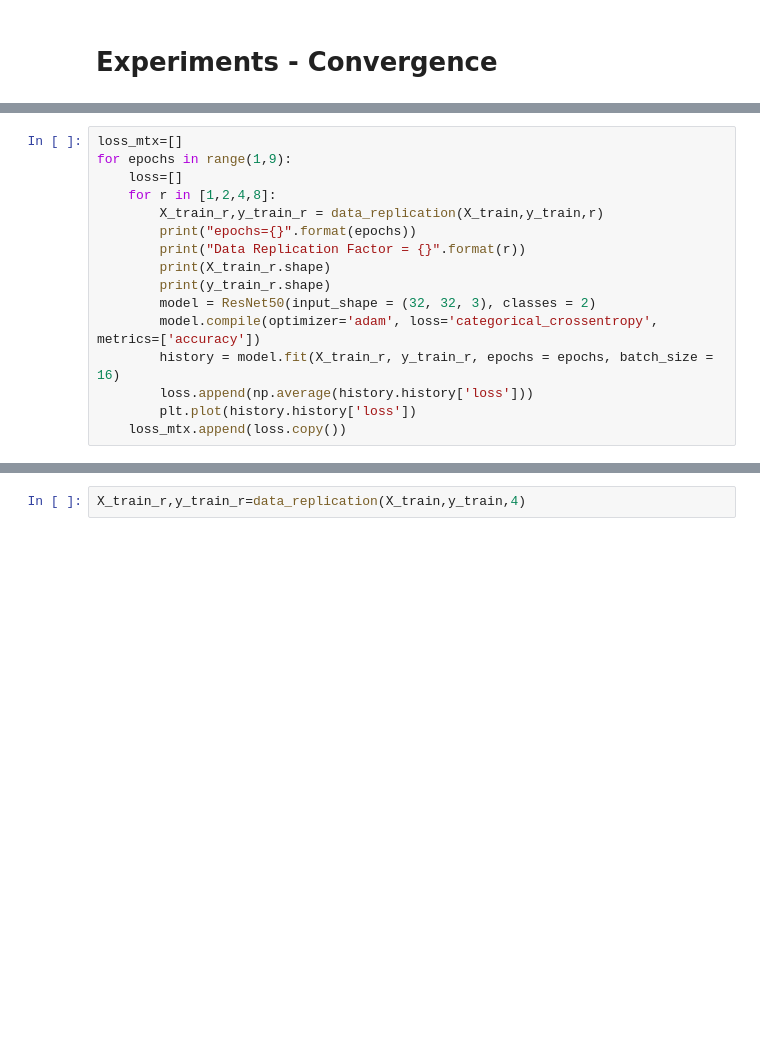
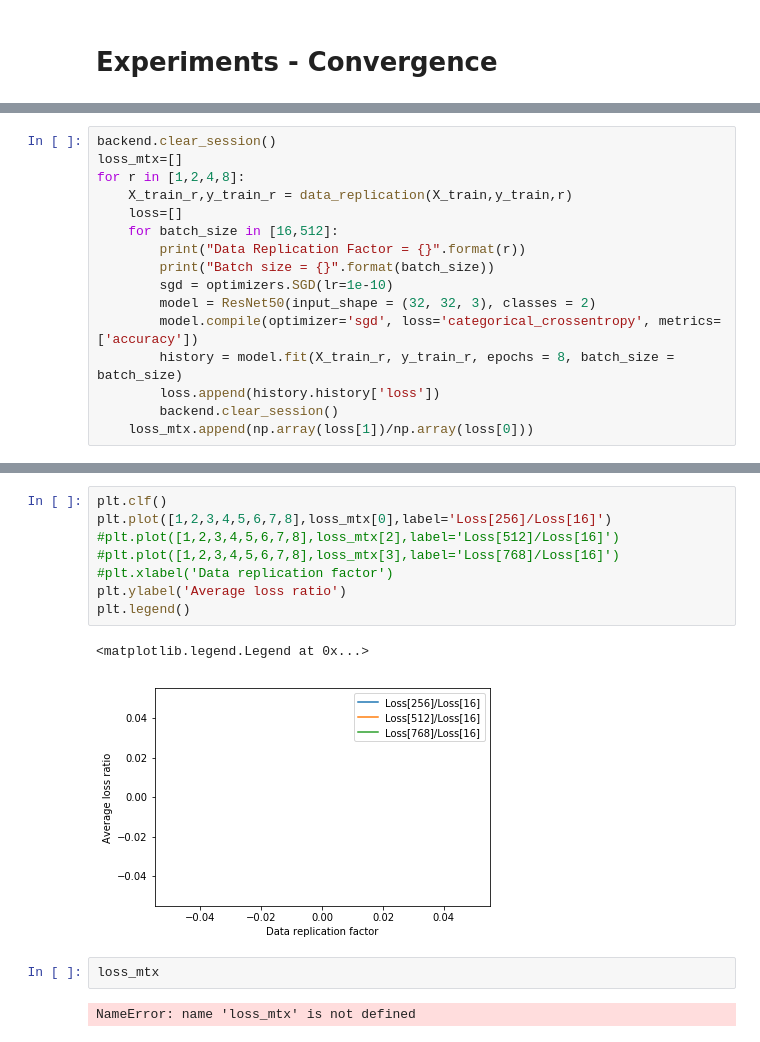
Before and after one commit to xueyinglu/GradDiversity, a Jupyter notebook: ResNet-cifar10.ipynb, the cells around one changed output, grey strips where cells are left out. Saved outputs shown, nothing was run; the diff lists cells and outputs as text; blank space fills up the shorter version.

```diff
--- a/ResNet-cifar10.ipynb
+++ b/ResNet-cifar10.ipynb
@@ -365,18 +373,18 @@ def data_replication(X,y,r):
     return X,y
 # %%
+backend.clear_session()
 loss_mtx=[]
-for epochs in range(1,9):
+for r in [1,2,4,8]:
+    X_train_r,y_train_r = data_replication(X_train,y_train,r)
     loss=[]
-    for r in [1,2,4,8]:
-        X_train_r,y_train_r = data_replication(X_train,y_train,r)
-        print("epochs={}".format(epochs))
+    for batch_size in [16,512]:
         print("Data Replication Factor = {}".format(r))
-        print(X_train_r.shape)
-        print(y_train_r.shape)
+        print("Batch size = {}".format(batch_size))
+        sgd = optimizers.SGD(lr=1e-10)
         model = ResNet50(input_shape = (32, 32, 3), classes = 2)
-        model.compile(optimizer='adam', loss='categorical_crossentropy', metrics=['accuracy'])
-        history = model.fit(X_train_r, y_train_r, epochs = epochs, batch_size = 16)
-        loss.append(np.average(history.history['loss']))
-        plt.plot(history.history['loss'])
-    loss_mtx.append(loss.copy())
+        model.compile(optimizer='sgd', loss='categorical_crossentropy', metrics=['accuracy'])
+        history = model.fit(X_train_r, y_train_r, epochs = 8, batch_size = batch_size)
+        loss.append(history.history['loss'])
+        backend.clear_session()
+    loss_mtx.append(np.array(loss[1])/np.array(loss[0]))
 # %% [output]
@@ -400,2 +408,15 @@ Epoch 4/7
-# %%
-X_train_r,y_train_r=data_replication(X_train,y_train,4)
+# %%
+plt.clf()
+plt.plot([1,2,3,4,5,6,7,8],loss_mtx[0],label='Loss[256]/Loss[16]')
+#plt.plot([1,2,3,4,5,6,7,8],loss_mtx[2],label='Loss[512]/Loss[16]')
+#plt.plot([1,2,3,4,5,6,7,8],loss_mtx[3],label='Loss[768]/Loss[16]')
+#plt.xlabel('Data replication factor')
+plt.ylabel('Average loss ratio')
+plt.legend()
+# %% [output]
+<matplotlib.legend.Legend at 0x...>
+[figure, added]
+# %%
+loss_mtx
+# %% [output]
+NameError: name 'loss_mtx' is not defined
```
Also changed, not shown: parts of 19 cells of this notebook.
